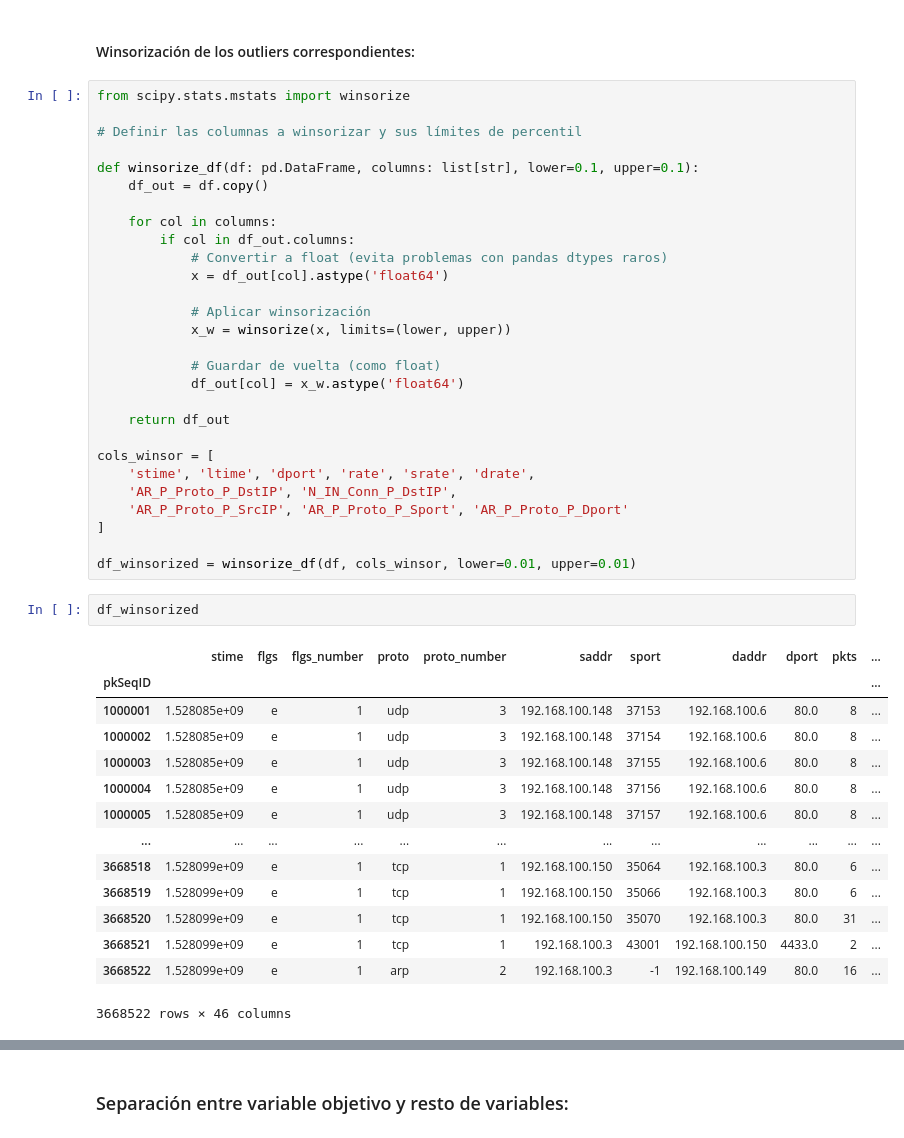
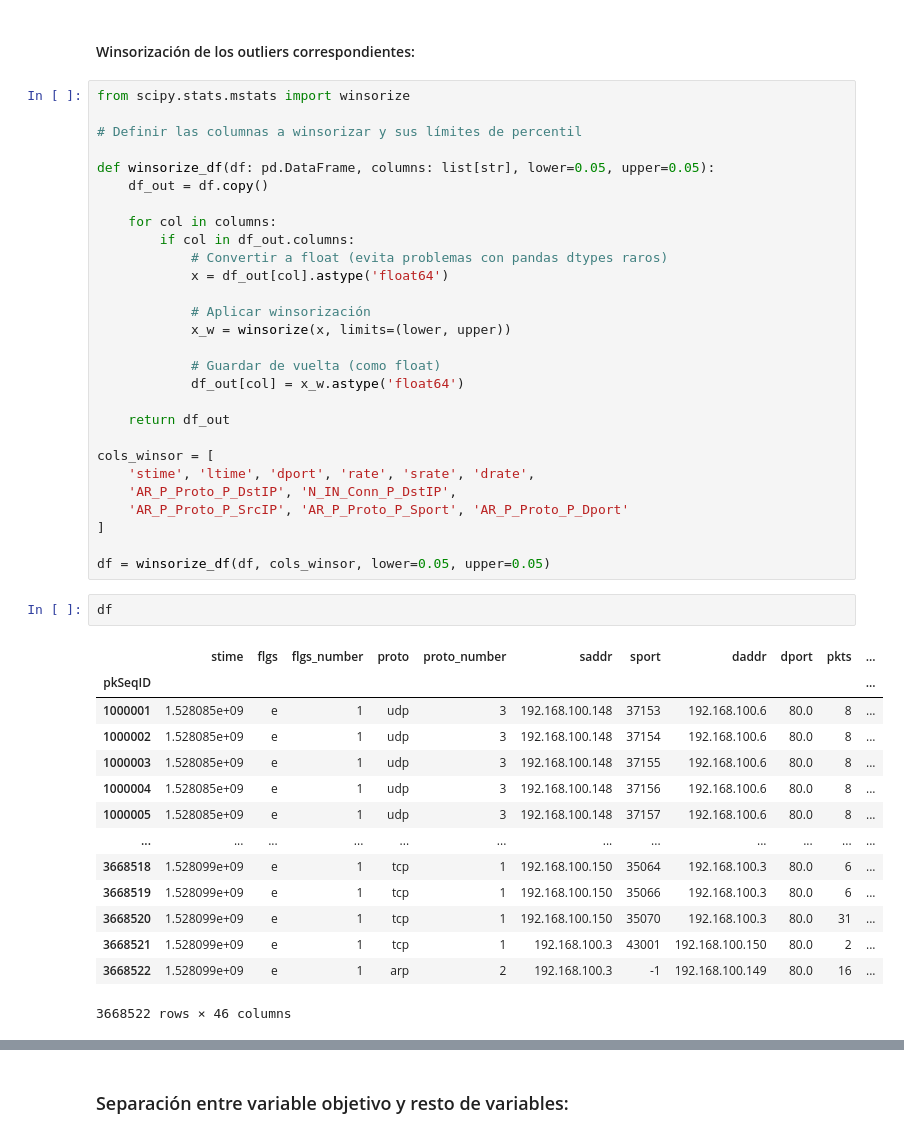
Before and after one commit to PabloDelaFuenteArteaga/autoencoders-ciberseguridad, a Jupyter notebook: notebooks/preprocesado.ipynb, the cells around one changed output, grey strips where cells are left out. Drawn from its saved outputs; the diff is of its cells as text.

```diff
--- a/notebooks/preprocesado.ipynb
+++ b/notebooks/preprocesado.ipynb
@@ -307,7 +307,7 @@ from scipy.stats.mstats import winsorize
 
 # Definir las columnas a winsorizar y sus límites de percentil
 
-def winsorize_df(df: pd.DataFrame, columns: list[str], lower=0.1, upper=0.1):
+def winsorize_df(df: pd.DataFrame, columns: list[str], lower=0.05, upper=0.05):
     df_out = df.copy()
 
     for col in columns:
@@ -329,22 +329,22 @@ cols_winsor = [
     'AR_P_Proto_P_SrcIP', 'AR_P_Proto_P_Sport', 'AR_P_Proto_P_Dport'
 ]
 
-df_winsorized = winsorize_df(df, cols_winsor, lower=0.01, upper=0.01)
+df = winsorize_df(df, cols_winsor, lower=0.05, upper=0.05)
 # %%
-df_winsorized
+df
 # %% [output]
 |  | stime | flgs | flgs_number | proto | proto_number | saddr | sport | daddr | dport | pkts | ... |
 | pkSeqID |  |  |  |  |  |  |  |  |  |  | ... |
 | 1000001 | 1.528085e+09 | e | 1 | udp | 3 | 192.168.100.148 | 37153 | 192.168.100.6 | 80.0 | 8 | ... |
 | 1000002 | 1.528085e+09 | e | 1 | udp | 3 | 192.168.100.148 | 37154 | 192.168.100.6 | 80.0 | 8 | ... |
 | 1000003 | 1.528085e+09 | e | 1 | udp | 3 | 192.168.100.148 | 37155 | 192.168.100.6 | 80.0 | 8 | ... |
 | 1000004 | 1.528085e+09 | e | 1 | udp | 3 | 192.168.100.148 | 37156 | 192.168.100.6 | 80.0 | 8 | ... |
 | 1000005 | 1.528085e+09 | e | 1 | udp | 3 | 192.168.100.148 | 37157 | 192.168.100.6 | 80.0 | 8 | ... |
 | ... | ... | ... | ... | ... | ... | ... | ... | ... | ... | ... | ... |
 | 3668518 | 1.528099e+09 | e | 1 | tcp | 1 | 192.168.100.150 | 35064 | 192.168.100.3 | 80.0 | 6 | ... |
 | 3668519 | 1.528099e+09 | e | 1 | tcp | 1 | 192.168.100.150 | 35066 | 192.168.100.3 | 80.0 | 6 | ... |
 | 3668520 | 1.528099e+09 | e | 1 | tcp | 1 | 192.168.100.150 | 35070 | 192.168.100.3 | 80.0 | 31 | ... |
-| 3668521 | 1.528099e+09 | e | 1 | tcp | 1 | 192.168.100.3 | 43001 | 192.168.100.150 | 4433.0 | 2 | ... |
+| 3668521 | 1.528099e+09 | e | 1 | tcp | 1 | 192.168.100.3 | 43001 | 192.168.100.150 | 80.0 | 2 | ... |
 | 3668522 | 1.528099e+09 | e | 1 | arp | 2 | 192.168.100.3 | -1 | 192.168.100.149 | 80.0 | 16 | ... |
 3668522 rows × 46 columns
 # %%
```
Also changed, not shown: parts of 46 cells of this notebook, 4 other files.
